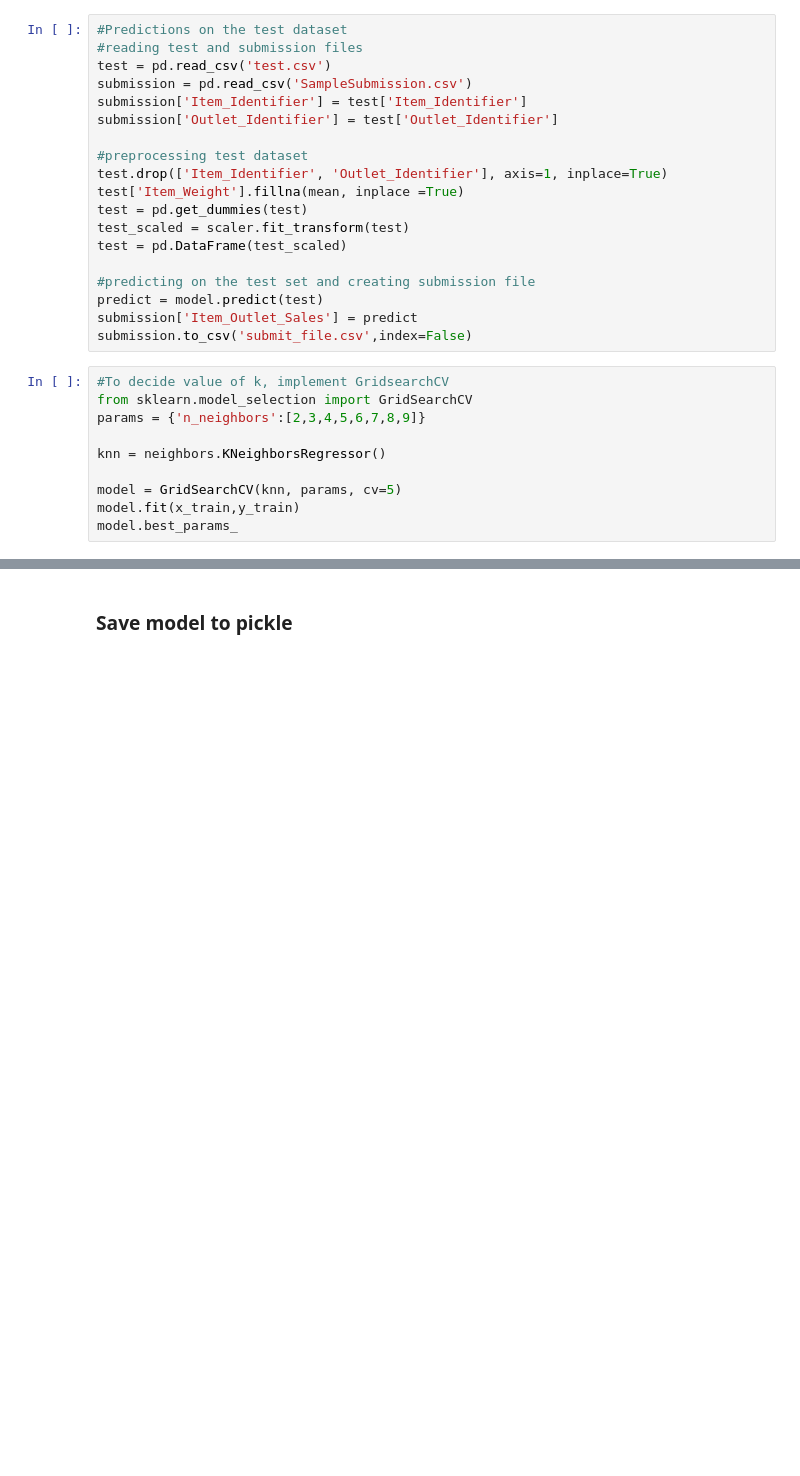
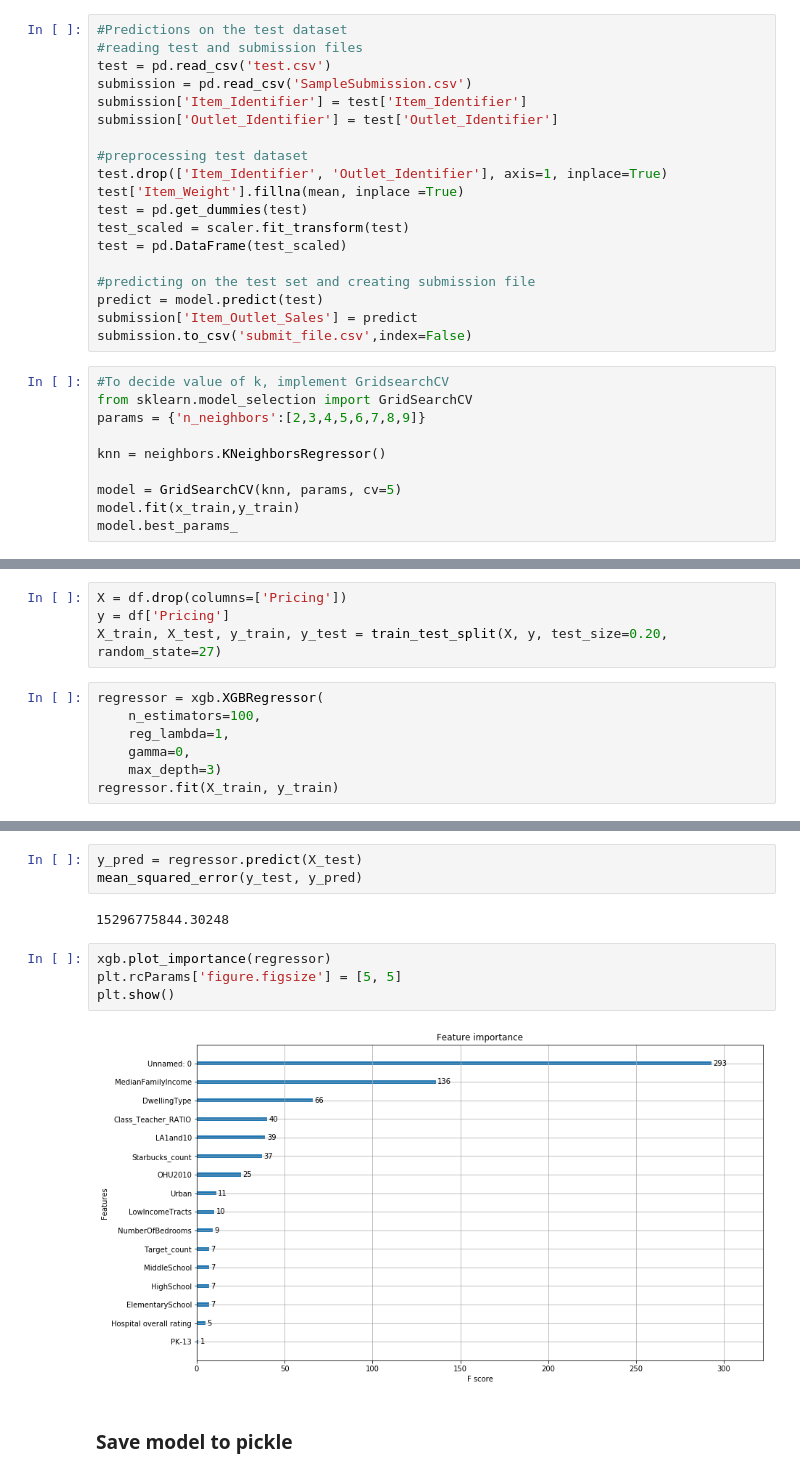
Before and after one commit to norgrenm/US_House_Price_Prediction, a Jupyter notebook: notebooks/DM-US_HousingData.ipynb, the cells around one changed output, grey strips where cells are left out. Drawn from its saved outputs; the diff is of its cells as text; blank space fills up the shorter version.

```diff
--- a/notebooks/DM-US_HousingData.ipynb
+++ b/notebooks/DM-US_HousingData.ipynb
@@ -2555,0 +2564,11 @@ model.best_params_
+# %%
+X = df.drop(columns=['Pricing'])
+y = df['Pricing']
+X_train, X_test, y_train, y_test = train_test_split(X, y, test_size=0.20, random_state=27)
+# %%
+regressor = xgb.XGBRegressor(
+    n_estimators=100,
+    reg_lambda=1,
+    gamma=0,
+    max_depth=3)
+regressor.fit(X_train, y_train)
@@ -2556,3 +2578,14 @@ model.best_params_
+# %%
+y_pred = regressor.predict(X_test)
+mean_squared_error(y_test, y_pred)
+# %% [output]
+15296775844.30248
+# %%
+xgb.plot_importance(regressor)
+plt.rcParams['figure.figsize'] = [5, 5]
+plt.show()
+# %% [output]
+[figure, added]
 # %% [markdown]
 ### Save model to pickle
 # %%
```
Also changed, not shown: parts of 7 cells of this notebook.
